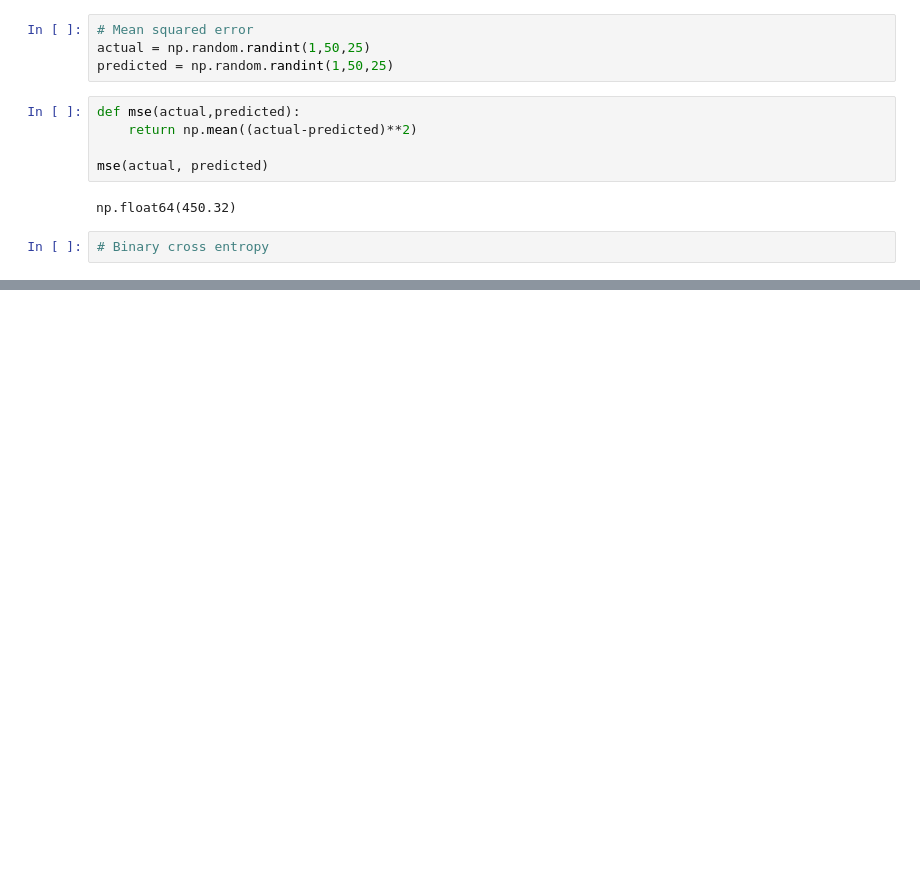
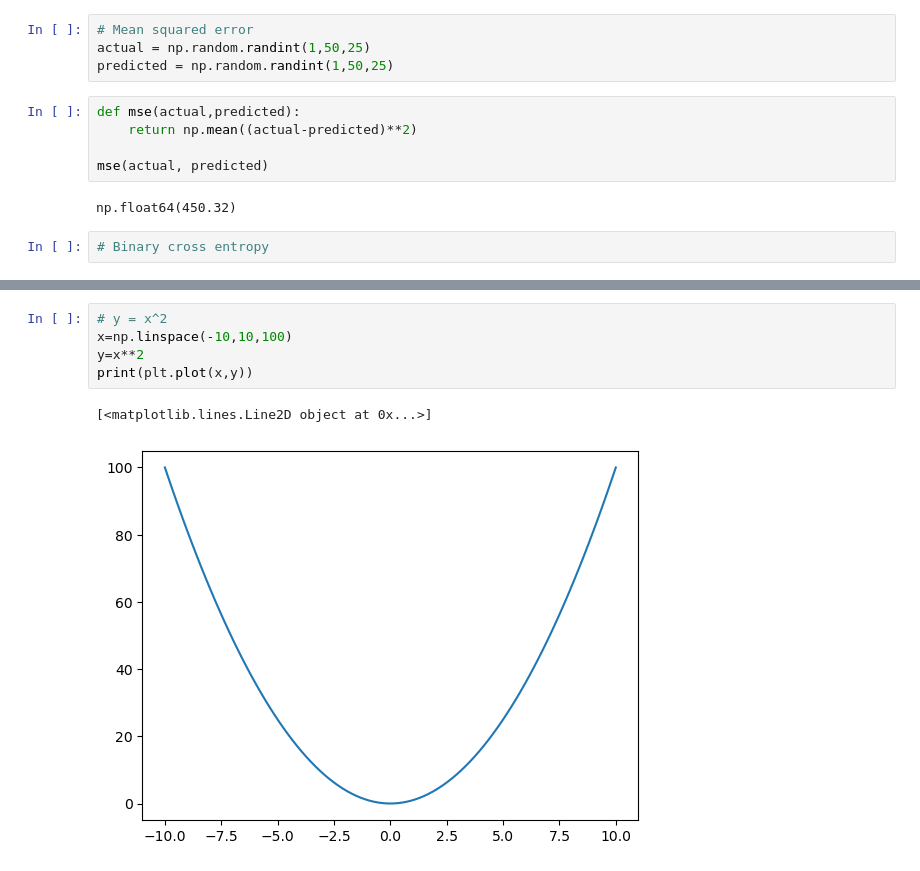
Before and after one commit to SKsudhanshukumar/AIML, a Jupyter notebook: Numpy/Numpy2.ipynb, the cells around one changed output, grey strips where cells are left out. Saved outputs shown, nothing was run; the diff lists cells and outputs as text; blank space fills up the shorter version.

```diff
--- a/Numpy/Numpy2.ipynb
+++ b/Numpy/Numpy2.ipynb
@@ -209,0 +234,8 @@ np.float64(450.32)
+# %%
+# y = x^2
+x=np.linspace(-10,10,100)
+y=x**2
+print(plt.plot(x,y))
+# %% [output]
+[<matplotlib.lines.Line2D object at 0x...>]
+[figure, added]
```
Also changed, not shown: parts of 8 cells of this notebook, 1 other file.
